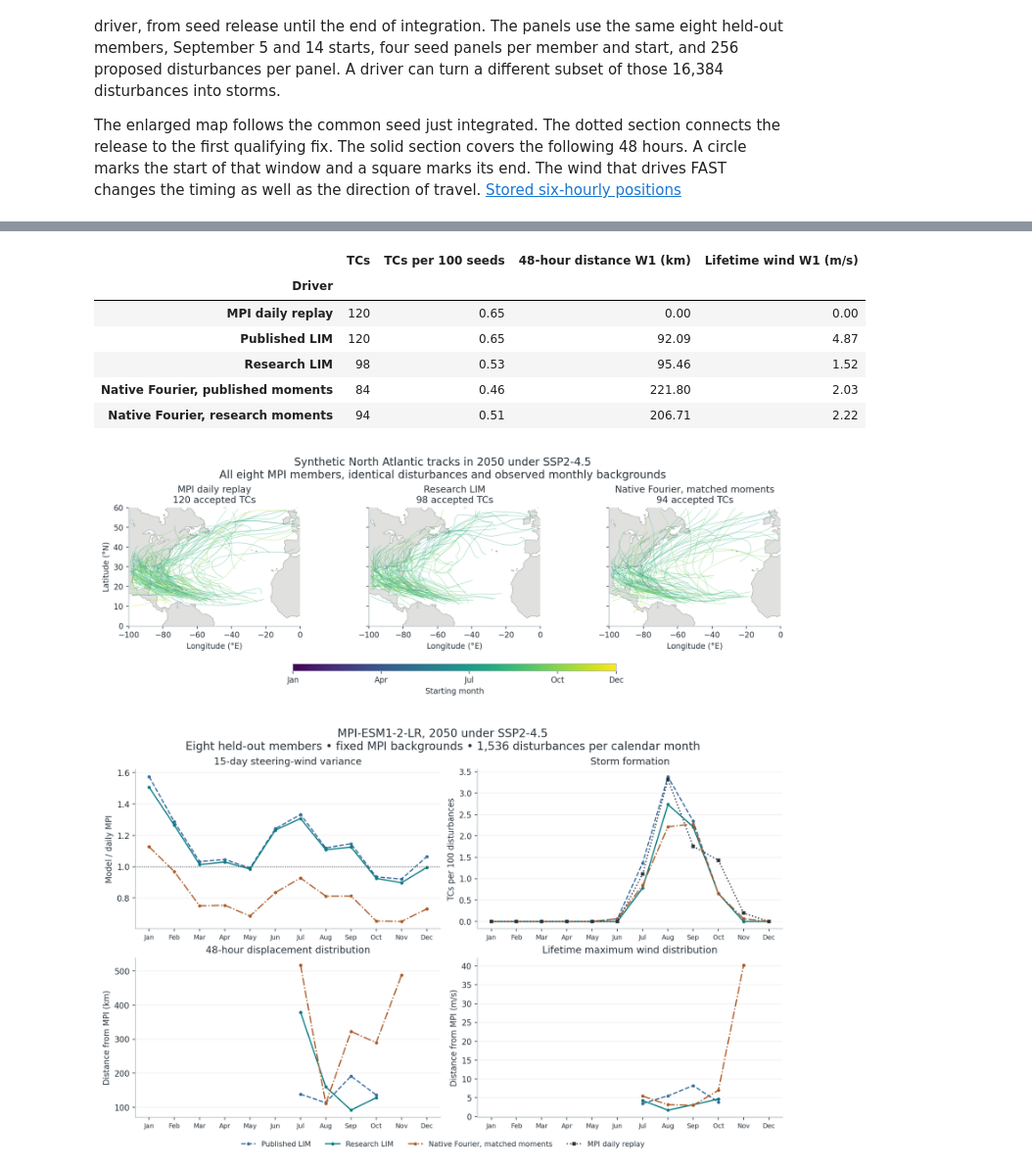
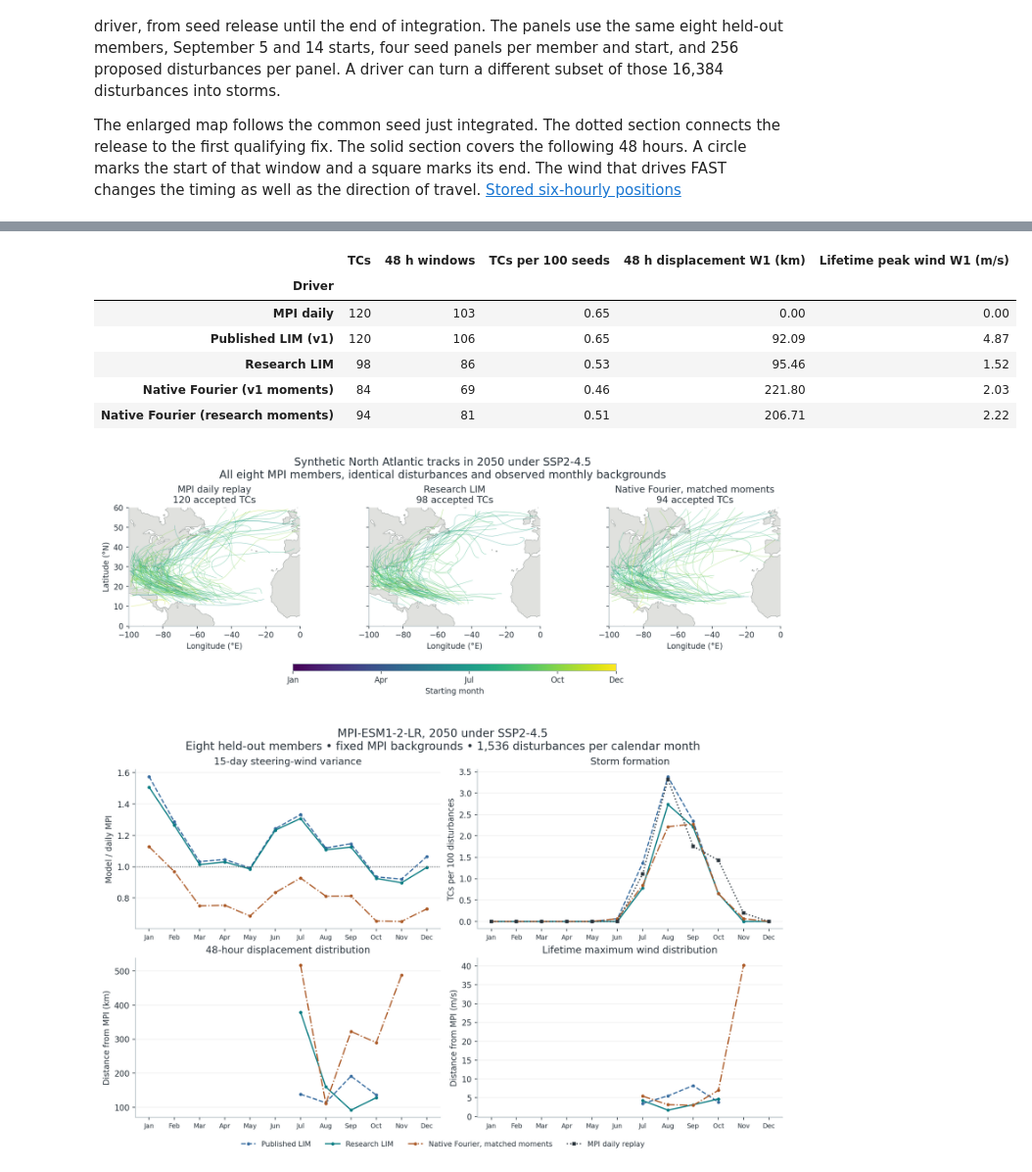
Before and after one commit to ZhanxiangHua/north-atlantic-pure-lim, a Jupyter notebook: notebooks/FaIR_EOF_LIM_to_Tropical_Cyclones.ipynb, the cells around one changed output, grey strips where cells are left out. Shown at 98% size. Saved outputs shown, nothing was run; the diff lists cells and outputs as text; code cells hidden in the pictures.

```diff
--- a/notebooks/FaIR_EOF_LIM_to_Tropical_Cyclones.ipynb
+++ b/notebooks/FaIR_EOF_LIM_to_Tropical_Cyclones.ipynb
@@ -401,7 +401,8 @@ mpi_report = root / "reports/mpi2050"
 mpi_out = out / "mpi2050"
 mpi_out.mkdir(exist_ok=True)
 drivers = [MPI, LIM, FOURIER]
-colors[MPI] = "#384757"
+colors[MPI] = "#334355"
+colors[LIM] = "#3563a0"
 fixed_bg, fair_only = "MPI background", "FaIR warming only"
 storm_key = ["protocol", "method", "member", "draw", "origin", "seed_id"]
 
@@ -646,41 +694,40 @@ Each weather driver in this comparison receives the observed monthly MPI backgro
 # %%
-import json
-from IPython.display import Image, display
-
-study = root / "reports" / "annual_refinement"
 selected = json.loads((study / "freeze_receipt.json").read_text())["stage"]
-annual = pd.read_csv(study / "data" / "annual_mpi2050_storms.csv", dtype={"month": str})
-panel = annual[(annual.month == "all") & (annual.protocol == "MPI background")]
-drivers = {
-    "published_v1": "Published LIM",
-    selected: "Research LIM",
-    "native_fourier": "Native Fourier, published moments",
-    "selected_fourier": "Native Fourier, research moments",
-}
+annual = pd.read_csv(study_data / "annual_mpi2050_storms.csv", dtype={"month": str})
+annual_attempts = pd.read_parquet(study_data / "annual_mpi2050_attempts.parquet")
+annual_keys = ["year", "month", *seed_key]
+fixed_rows = annual_attempts[annual_attempts.protocol.isin(["MPI daily", fixed_bg])]
+annual_labels = {"mpi_daily": MPI, "published_v1": v1_label, selected: research_label,
+                 "native_fourier": fourier_label, "selected_fourier": "Native Fourier (research moments)"}
+annual_reference = fixed_rows[fixed_rows.model == "mpi_daily"]
+assert len(annual_reference) == 8 * 12 * 2 * 96
+panel = annual[(annual.month == "all") & (annual.protocol == fixed_bg)].set_index(["driver", "metric"])
 rows = []
-for driver, label in drivers.items():
-    scores = panel[panel.driver == driver].set_index("metric")
-    formation = scores.loc["tc"]
-    if not rows:
-        rows.append(["MPI daily replay", int(formation.ref_tc), formation.reference, 0., 0.])
-    rows.append([label, int(formation.tc), formation.value,
-                 scores.loc["displacement_48h_km", "error"], scores.loc["lmi", "error"]])
-table = pd.DataFrame(rows, columns=["Driver", "TCs", "TCs per 100 seeds", "48-hour distance W1 (km)", "Lifetime wind W1 (m/s)"])
-attempts = pd.read_parquet(study / "data" / "annual_mpi2050_attempts.parquet", columns=["model", "protocol", "tc"])
-reference = attempts[(attempts.model == "mpi_daily") & (attempts.protocol == "MPI daily")]
-assert len(reference) == 8 * 12 * 2 * 96
-assert int(reference.tc.sum()) == rows[0][1]
+for tag, label in annual_labels.items():
+    group = fixed_rows[fixed_rows.model == tag]
+    check_disturbances(annual_reference, group, annual_keys)
+    km = eligible_km(group)
+    lmi = group.loc[group.tc, "lmi"].dropna()
+    distance_error = wasserstein_distance(eligible_km(annual_reference), km)
+    intensity_error = wasserstein_distance(annual_reference.loc[annual_reference.tc, "lmi"].dropna(), lmi)
+    if tag != "mpi_daily":
+        assert group.tc.sum() == panel.loc[(tag, "tc"), "tc"]
+        np.testing.assert_allclose([distance_error, intensity_error],
+                                   panel.loc[[(tag, "displacement_48h_km"), (tag, "lmi")], "error"])
+    rows.append([label, int(group.tc.sum()), len(km), 100 * group.tc.mean(), distance_error, intensity_error])
+table = pd.DataFrame(rows, columns=["Driver", "TCs", "48 h windows", "TCs per 100 seeds",
+                                    "48 h displacement W1 (km)", "Lifetime peak wind W1 (m/s)"])
 display(table.set_index("Driver").round(2))
 display(Image(filename=str(study / "figures" / "ssp245_annual_tracks.png"), width=940))
 display(Image(filename=str(study / "figures" / "ssp245_calendar.png"), width=940))
 # %% [output]
-|  | TCs | TCs per 100 seeds | 48-hour distance W1 (km) | Lifetime wind W1 (m/s) |
-| Driver |  |  |  |  |
-| MPI daily replay | 120 | 0.65 | 0.00 | 0.00 |
-| Published LIM | 120 | 0.65 | 92.09 | 4.87 |
-| Research LIM | 98 | 0.53 | 95.46 | 1.52 |
-| Native Fourier, published moments | 84 | 0.46 | 221.80 | 2.03 |
-| Native Fourier, research moments | 94 | 0.51 | 206.71 | 2.22 |
+|  | TCs | 48 h windows | TCs per 100 seeds | 48 h displacement W1 (km) | Lifetime peak wind W1 (m/s) |
+| Driver |  |  |  |  |  |
+| MPI daily | 120 | 103 | 0.65 | 0.00 | 0.00 |
+| Published LIM (v1) | 120 | 106 | 0.65 | 92.09 | 4.87 |
+| Research LIM | 98 | 86 | 0.53 | 95.46 | 1.52 |
+| Native Fourier (v1 moments) | 84 | 69 | 0.46 | 221.80 | 2.03 |
+| Native Fourier (research moments) | 94 | 81 | 0.51 | 206.71 | 2.22 |
 [figure]
 [figure]
 # %% [markdown]
```
Also changed, not shown: parts of 23 cells of this notebook, 6 other files.
